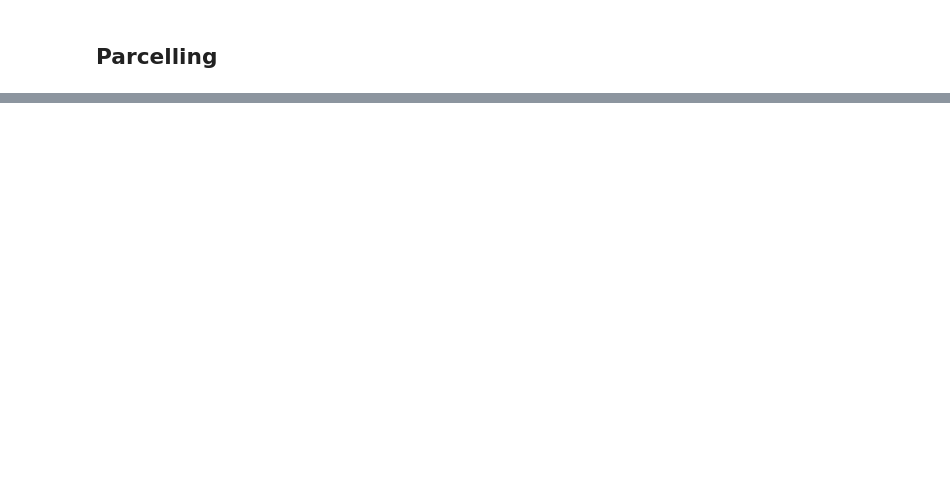
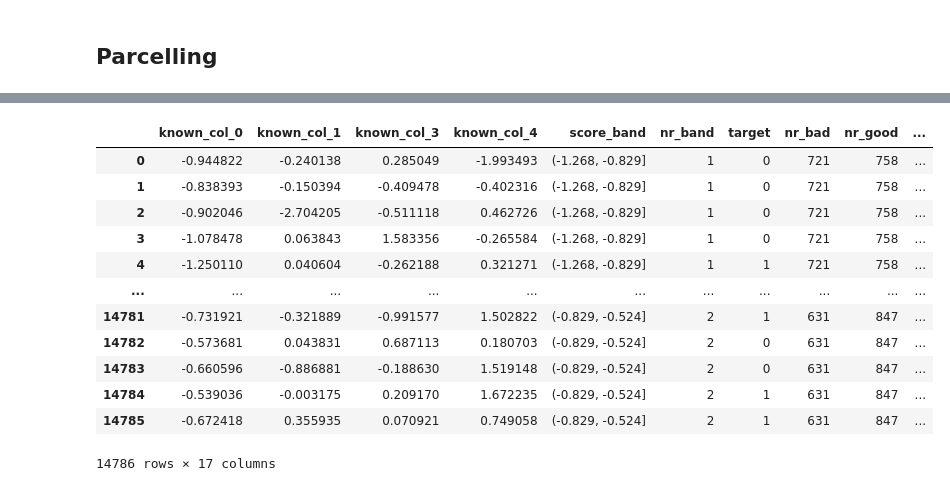
Before and after one commit to AnnaMariaAngelova/Reject_Inference, a Jupyter notebook: RI_Self_Defined_SSL_19_05.ipynb, the cells around one changed output, grey strips where cells are left out. Drawn from its saved outputs; the diff is of its cells as text; code cells hidden in the pictures; blank space fills up the shorter version.

```diff
--- a/RI_Self_Defined_SSL_19_05.ipynb
+++ b/RI_Self_Defined_SSL_19_05.ipynb
@@ -799,0 +1025,3 @@ df_pred_rejects
+# %%
+# attach rej. counts to original data
+df = pd.merge(df, r_dev_parc, on="nr_band")
@@ -799,0 +1030,4 @@ df_pred_rejects
+# %%
+# infer nr rejects
+df["inf_good"] = round((df["nr_rejects"] * df["perc_good"]), 0)
+df["inf_bad"] = round((df["nr_rejects"] * df["perc_bad"]), 0)
@@ -799,0 +1036,6 @@ df_pred_rejects
+# %%
+# Augmentation factor
+# Drop duplicates
+df["aug_factor"] = (df["nr_bad"] + df["nr_good"] + df["nr_rejects"]) / (
+    df["nr_good"] + df["nr_bad"]
+)
@@ -799,0 +1044,4 @@ df_pred_rejects
+# %%
+# Create Augmented nr of good and bad
+df["inf_bad_aug"] = round((df["inf_bad"] * df["aug_factor"]), 0)
+df["inf_good_aug"] = round((df["nr_rejects"] - df["inf_bad_aug"]), 0)
@@ -799,0 +1050,16 @@ df_pred_rejects
+# %%
+df
+# %% [output]
+|  | known_col_0 | known_col_1 | known_col_3 | known_col_4 | score_band | nr_band | target | nr_bad | nr_good | ... |
+| 0 | -0.944822 | -0.240138 | 0.285049 | -1.993493 | (-1.268, -0.829] | 1 | 0 | 721 | 758 | ... |
+| 1 | -0.838393 | -0.150394 | -0.409478 | -0.402316 | (-1.268, -0.829] | 1 | 0 | 721 | 758 | ... |
+| 2 | -0.902046 | -2.704205 | -0.511118 | 0.462726 | (-1.268, -0.829] | 1 | 0 | 721 | 758 | ... |
+| 3 | -1.078478 | 0.063843 | 1.583356 | -0.265584 | (-1.268, -0.829] | 1 | 0 | 721 | 758 | ... |
+| 4 | -1.250110 | 0.040604 | -0.262188 | 0.321271 | (-1.268, -0.829] | 1 | 1 | 721 | 758 | ... |
+| ... | ... | ... | ... | ... | ... | ... | ... | ... | ... | ... |
+| 14781 | -0.731921 | -0.321889 | -0.991577 | 1.502822 | (-0.829, -0.524] | 2 | 1 | 631 | 847 | ... |
+| 14782 | -0.573681 | 0.043831 | 0.687113 | 0.180703 | (-0.829, -0.524] | 2 | 0 | 631 | 847 | ... |
+| 14783 | -0.660596 | -0.886881 | -0.188630 | 1.519148 | (-0.829, -0.524] | 2 | 0 | 631 | 847 | ... |
+| 14784 | -0.539036 | -0.003175 | 0.209170 | 1.672235 | (-0.829, -0.524] | 2 | 1 | 631 | 847 | ... |
+| 14785 | -0.672418 | 0.355935 | 0.070921 | 0.749058 | (-0.829, -0.524] | 2 | 1 | 631 | 847 | ... |
+14786 rows × 17 columns
```
Also changed, not shown: parts of 33 cells of this notebook.
